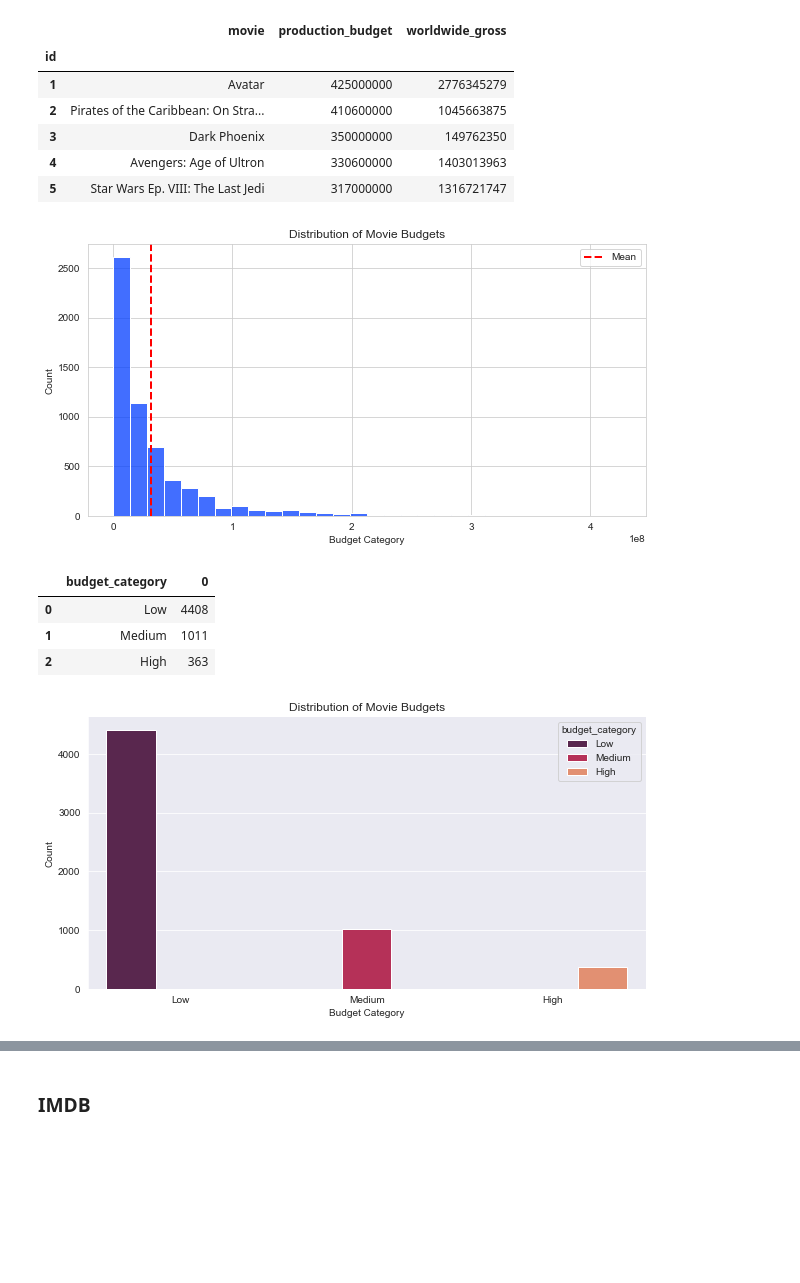
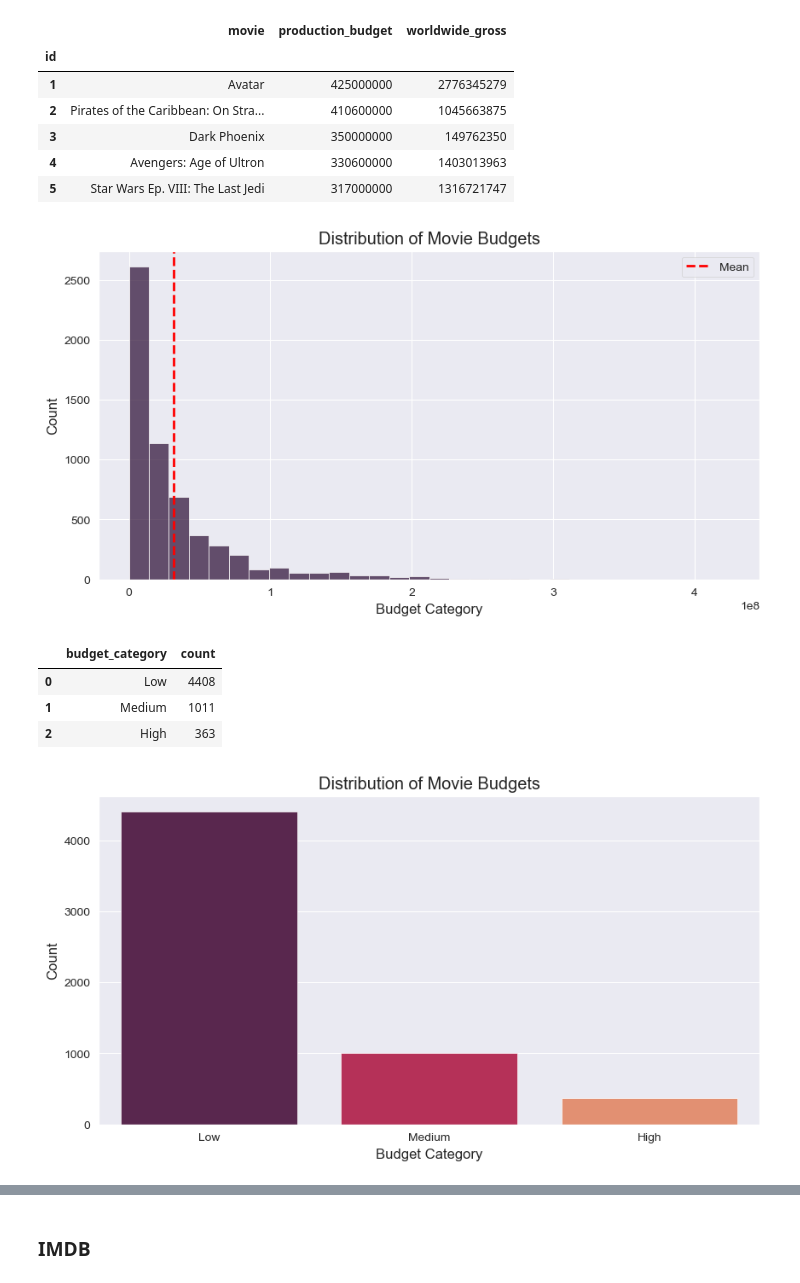
Before and after one commit to Calistus-design/MICROSOFT-MOVIE-STUDIO-INSIGHT, a Jupyter notebook: student.ipynb, the cells around one changed output, grey strips where cells are left out. Saved outputs shown, nothing was run; the diff lists cells and outputs as text; code cells hidden in the pictures; blank space fills up the shorter version.

```diff
--- a/student.ipynb
+++ b/student.ipynb
@@ -371,10 +377,12 @@ movie_budgets.head()
 | 5 | Star Wars Ep. VIII: The Last Jedi | 317000000 | 1316721747 |
 # %%
 # Plot the distribution of movie budgets
-sns.set_style('whitegrid')
-sns.set_palette('bright')
+sns.set_style('darkgrid')
+sns.set_palette('rocket')
 plt.figure(figsize=(10, 5))
 sns.histplot(movie_budgets['production_budget'], bins=30)
+
+# Plot a vertical line for the mean
 plt.axvline(movie_budgets['production_budget'].mean(), color='red', linestyle='dashed', linewidth=2, label='Mean')
 plt.title('Distribution of Movie Budgets')
 plt.xlabel('Budget Category')
@@ -382,33 +390,32 @@ plt.ylabel('Count')
 plt.legend()
 plt.show()
 # %% [output]
-[figure, old version]
+[figure, new version]
 # %%
 #  Bin the production budget into three categories: Low, Medium, High
 labels = ['Low', 'Medium', 'High']
 bins = [0, 40000000, 100000000, movie_budgets['production_budget'].max()]
 binned_budgets = movie_budgets.copy()
 binned_budgets['budget_category'] = pd.cut(binned_budgets['production_budget'], bins=bins, labels=labels)
-counts = binned_budgets.value_counts('budget_category').to_frame()
-counts.reset_index(inplace=True)
-counts
+counts1 = binned_budgets.value_counts('budget_category').to_frame()
+counts1.reset_index(inplace=True)
+counts1
 # %% [output]
-|  | budget_category | 0 |
+|  | budget_category | count |
 | 0 | Low | 4408 |
 | 1 | Medium | 1011 |
 | 2 | High | 363 |
 # %%
 # Create a visualization of the distribution of movie budgets
 plt.figure(figsize=(10, 5))
 sns.set_style('darkgrid')
-sns.barplot(x='budget_category', y=0, data=counts, hue='budget_category', palette='rocket')
+sns.barplot(x='budget_category', y='count', data=counts1, hue='budget_category', palette='rocket')
 plt.title('Distribution of Movie Budgets')
 plt.xlabel('Budget Category')
 plt.ylabel('Count')
-sns.despine()
-plt.show()
+plt.show();
 # %% [output]
-[figure, old version]
+[figure, new version]
 # %%
 # Create a visualization of the distribution of worldwide gross
 plt.figure(figsize=(10, 5))
```
Also changed, not shown: parts of 40 cells of this notebook.
